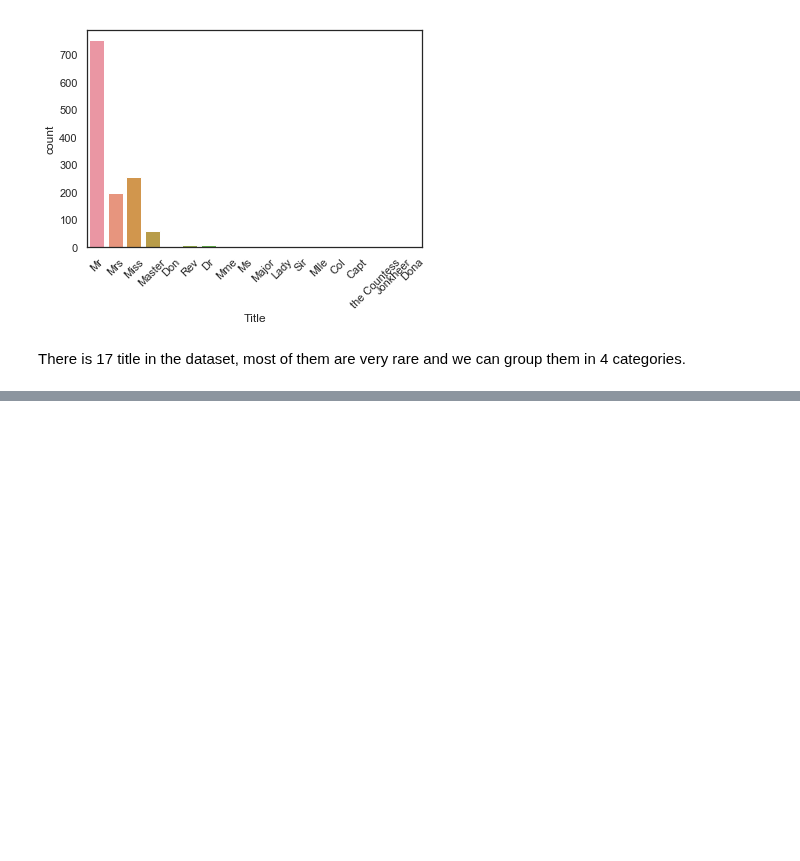
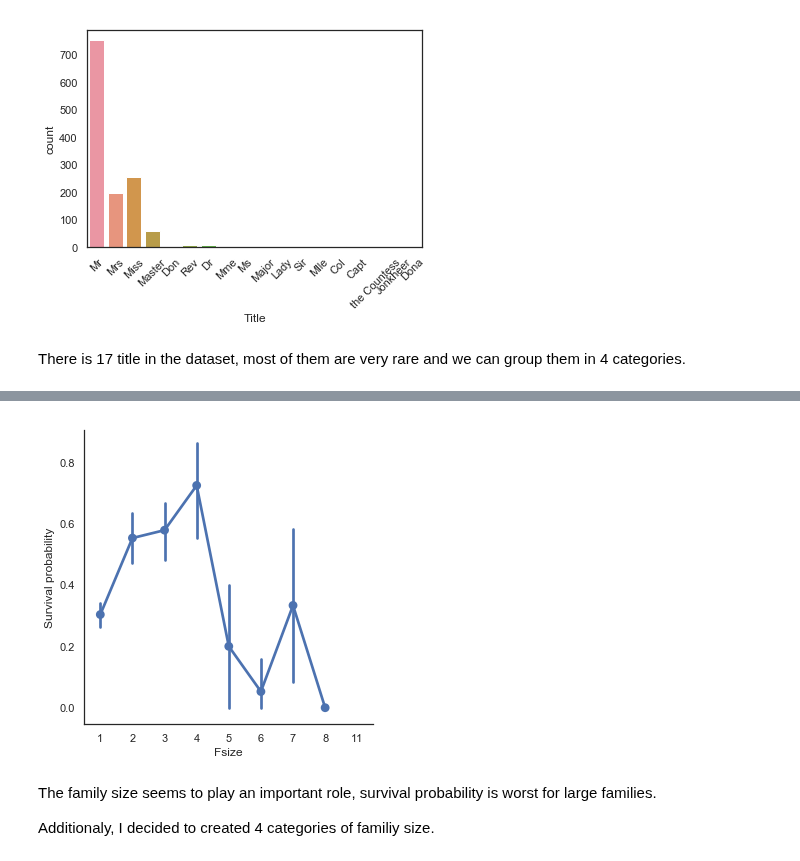
Before and after one commit to JohnHeo04/Day_by_day, a Jupyter notebook: Titanic Top 4% with ensemble modeling_3rd.ipynb, the cells around one changed output, grey strips where cells are left out. Drawn from its saved outputs; the diff is of its cells as text; code cells hidden in the pictures; blank space fills up the shorter version.

Commit message:
Add files via upload
As far as I see, alone or too many sizes is too bad for surviving.
at feature engineering Age

```diff
--- a/Titanic Top 4% with ensemble modeling_3rd.ipynb
+++ b/Titanic Top 4% with ensemble modeling_3rd.ipynb
@@ -534,0 +554,12 @@ ValueError: Cannot convert non-finite values (NA or inf) to integer
+# %%
+# Create a family size descriptor from SibSp and Parch
+dataset["Fsize"] = dataset["SibSp"] + dataset["Parch"] + 1
+# %%
+g = sns.factorplot(x="Fsize", y="Survived", data = dataset)
+g = g.set_ylabels("Survival probability")
+# %% [output]
+[figure, added]
+# %% [markdown]
+The family size seems to play an important role, survival probability is worst for large families.
+
+Additionaly, I decided to created 4 categories of familiy size.
```
Also changed, not shown: parts of 10 cells of this notebook.
